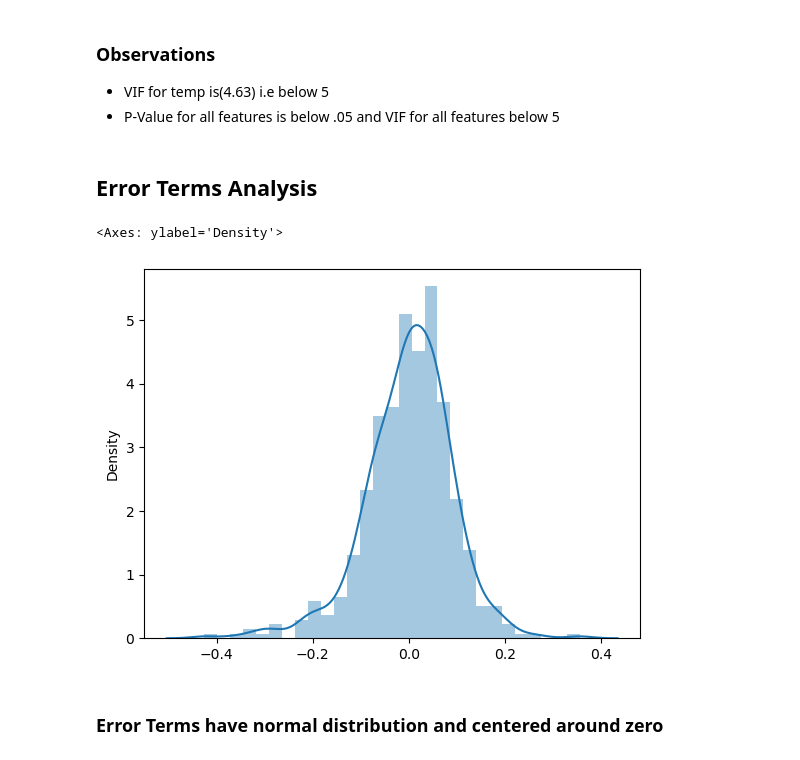
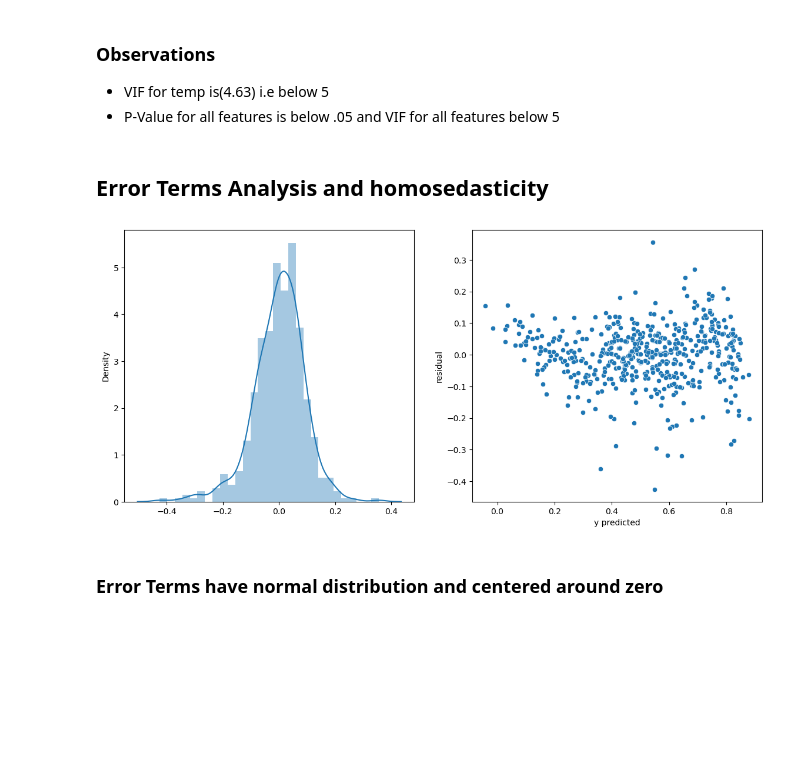
Before and after one commit to gauravtyagi02/bikesharingcompany, a Jupyter notebook: BikeSharingComLinearReg.ipynb, the cells around one changed output. Drawn from its saved outputs; the diff is of its cells as text; code cells hidden in the pictures; blank space fills up the shorter version.

Commit message:
added homoscedasticity graph

```diff
--- a/BikeSharingComLinearReg.ipynb
+++ b/BikeSharingComLinearReg.ipynb
@@ -467,17 +467,28 @@ Notes:
 - VIF for temp is(4.63) i.e below 5
 - P-Value for all features is below .05 and VIF for all features below 5
 # %% [markdown]
-## Error Terms Analysis
+## Error Terms Analysis and homosedasticity
 # %%
 x_train_rfe_bkSrDf_new3_sm.columns
 
 y_train_pred=linearModel.predict(x_train_rfe_bkSrDf_new3_sm)
 residual=y_train_bikeSrRelavantDf-y_train_pred
 
-sns.distplot(residual)
+# Plotting y_test and y_pred to understand the spread.
+fig, axis = plt.subplots(1, 2, figsize=(14, 6))
+
+sns.distplot(residual,ax=axis[0])
+
+# Verifing Homescedasticity, that spread od residue or error terms should be constant accross all y train predicted
+sns.scatterplot(x=y_train_pred,y=residual , ax=axis[1])
+axis[1].set_xlabel('y predicted')
+axis[1].set_ylabel('residual')
+
+
+
+plt.show()
 # %% [output]
-<Axes: ylabel='Density'>
-[figure, old version]
+[figure, new version]
 # %% [markdown]
 ### Error Terms have normal distribution and centered around zero
 # %% [markdown]
```
Also changed, not shown: parts of 4 cells of this notebook.
